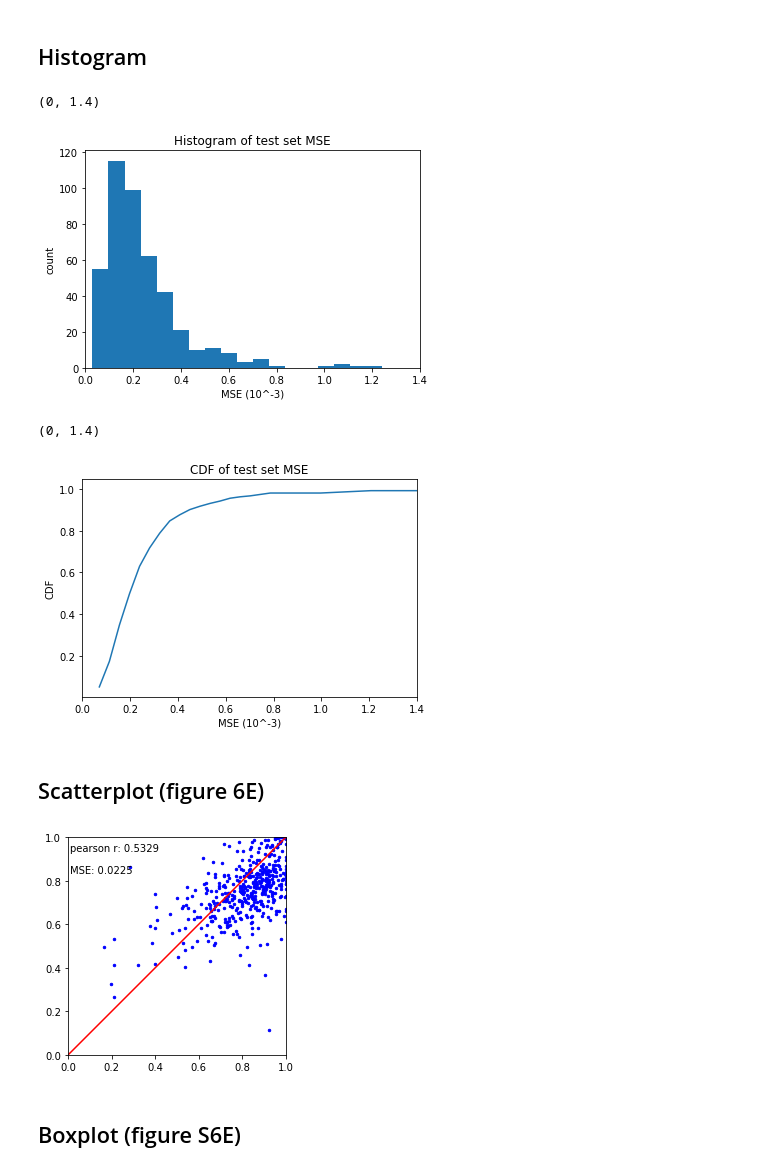
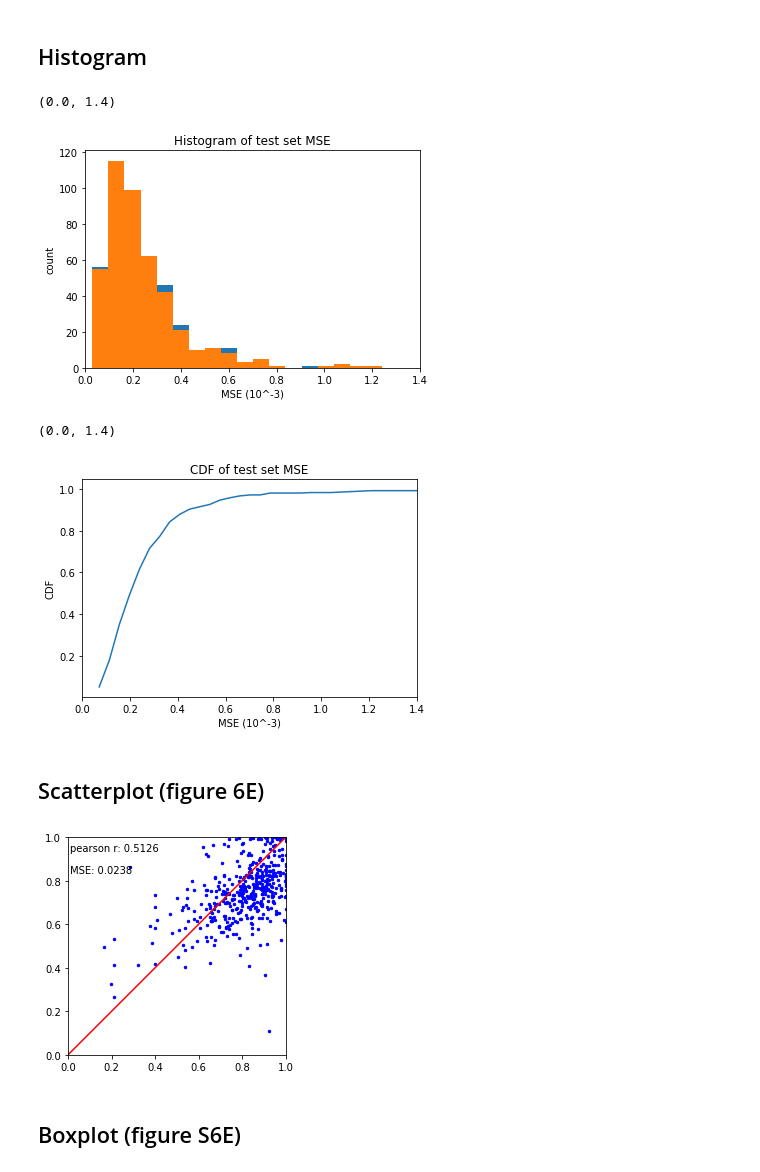
Before and after one commit to trdvangraft/mlbio, a Jupyter notebook: Data visualisations.ipynb, the cells around one changed output. Drawn from its saved outputs; the diff is of its cells as text; code cells hidden in the pictures.

```diff
--- a/Data visualisations.ipynb
+++ b/Data visualisations.ipynb
@@ -7,20 +7,23 @@ import scipy.stats as sp
 import ast
 import math
 # %%
-testFS = "./src/testFS.txt"
-testMSE = "./src/testMSE.txt"
-testBox = "./src/testBox.txt"
-testBox2 = "./src/testBox2.txt"
+testFS = "testFS.txt"
+opt_testMSE = "opt_testMSE.txt"
+testBox = "testBox.txt"
+testBox2 = "testBox2.txt"
 
 with open(testFS, 'r') as file:
     FSstring = file.read()
 
 FSdata =np.array(ast.literal_eval(FSstring))
 
-with open(testMSE, 'r') as file:
+with open(opt_testMSE, 'r') as file:
     MSEstring = file.read()
+    optMSEdata = np.array(ast.literal_eval(MSEstring))
 
-MSEdata = np.array(ast.literal_eval(MSEstring))
+with open('testMSE.txt', 'r') as file:
+    MSEstring = file.read()
+    MSEdata = np.array(ast.literal_eval(MSEstring))
 
 with open(testBox, 'r') as file:
     testBoxstring = file.read()
@@ -31,5 +34,3 @@ with open(testBox2, 'r') as file:
     testBoxstring2 = file.read()
 
 Boxplotdata2 = np.array(ast.literal_eval(testBoxstring2))
-
-print(Boxplotdata)
@@ -53,16 +37,18 @@ print(Boxplotdata)
 # %% [markdown]
 ## Histogram
 # %%
+optMSEdataScaled = optMSEdata*1000
 MSEdataScaled = MSEdata*1000
-n = math.ceil((MSEdataScaled.max() - MSEdataScaled.min())/0.07)
-plt.hist(MSEdataScaled, bins=n)
+n = math.ceil((optMSEdataScaled.max() - optMSEdataScaled.min())/0.07)
+plt.hist(optMSEdataScaled, bins=n, alpha=0.5)
+plt.hist(MSEdataScaled, bins=n, alpha=0.5)
 plt.title("Histogram of test set MSE")
 plt.ylabel("count")
 plt.xlabel("MSE (10^-3)")
 plt.xlim([0, 1.4])
 # %% [output]
-(0, 1.4)
+(0.0, 1.4)
-[figure, old version]
+[figure, new version]
 # %%
 count,bins_count = np.histogram(MSEdataScaled, bins=40)
 
@@ -78,7 +64,7 @@ plt.ylabel("CDF")
 plt.xlabel("MSE (10^-3)")
 plt.xlim([0, 1.4])
 # %% [output]
-(0, 1.4)
+(0.0, 1.4)
 [figure]
 # %% [markdown]
 ## Scatterplot (figure 6E)
@@ -117,7 +103,7 @@ ax.text(0.01, 0.85,"MSE: " + str(round(MSE,4)),
      transform = ax.transAxes)
 plt.show()
 # %% [output]
-[figure, old version]
+[figure, new version]
 # %% [markdown]
 ## Boxplot (figure S6E)
 # %%
```
Also changed, not shown: parts of 2 cells of this notebook, 21 other files.
